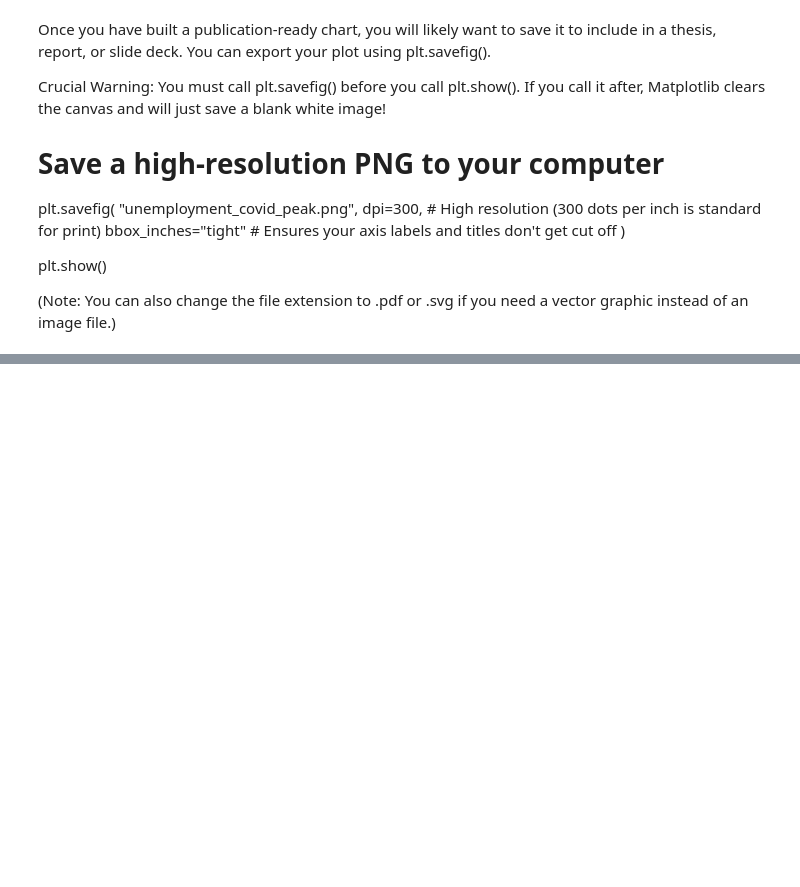
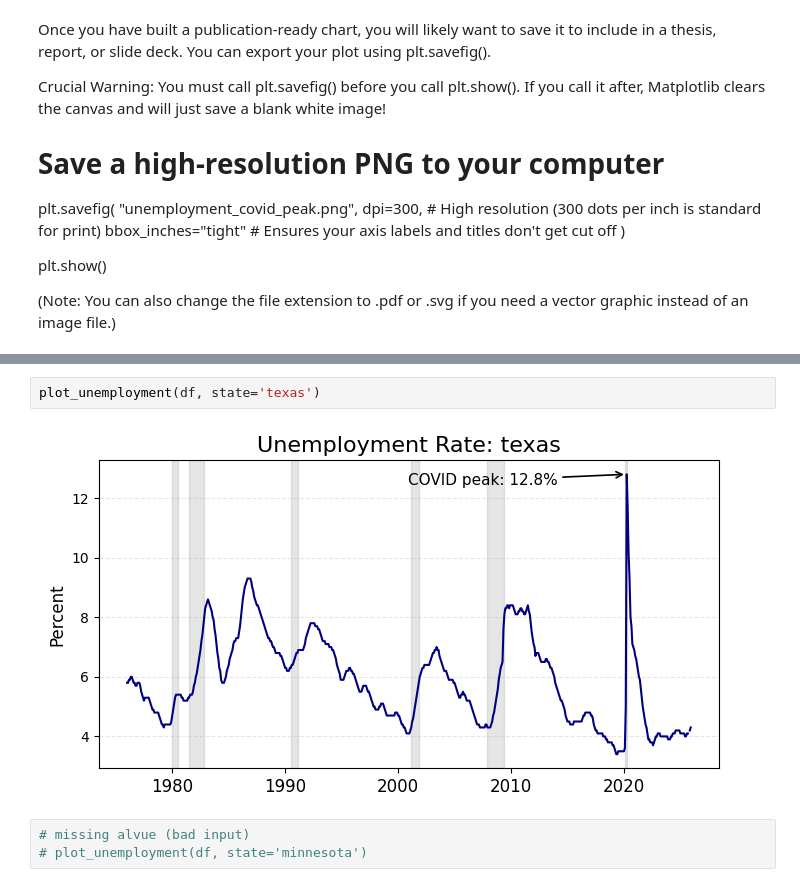
Before and after one commit to williamwuillemin/Intro-to-Programming-Lecture-6-HSG, a Jupyter notebook: Lecture_6_TryOut.ipynb, the cells around one changed output, grey strips where cells are left out. Drawn from its saved outputs; the diff is of its cells as text; blank space fills up the shorter version.

```diff
--- a/Lecture_6_TryOut.ipynb
+++ b/Lecture_6_TryOut.ipynb
@@ -876,0 +1119,7 @@ plt.show()
+# %%
+plot_unemployment(df, state='texas')
+# %% [output]
+[figure, added]
+# %%
+# missing alvue (bad input)
+# plot_unemployment(df, state='minnesota')
```
Also changed, not shown: parts of 20 cells of this notebook.
